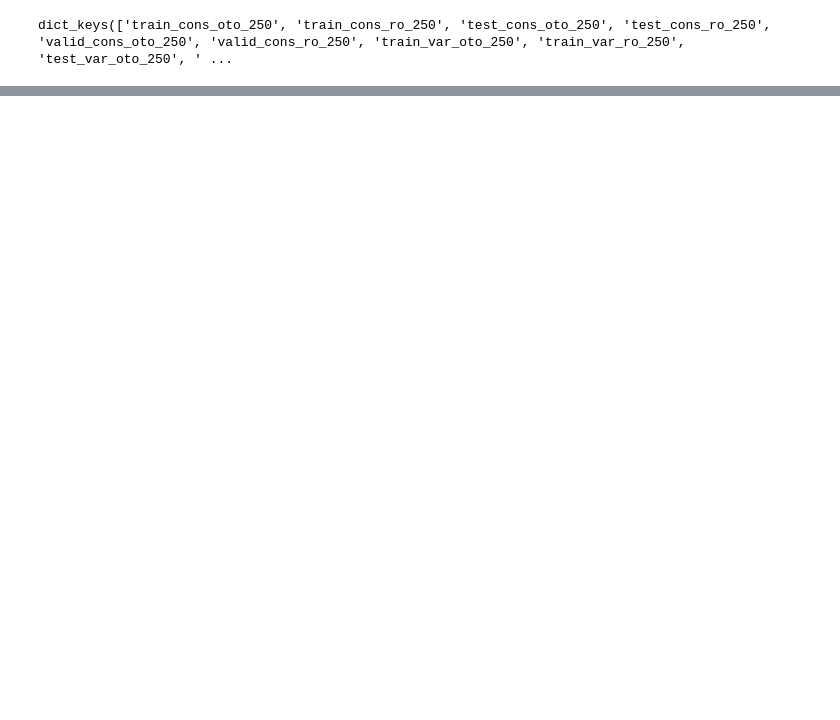
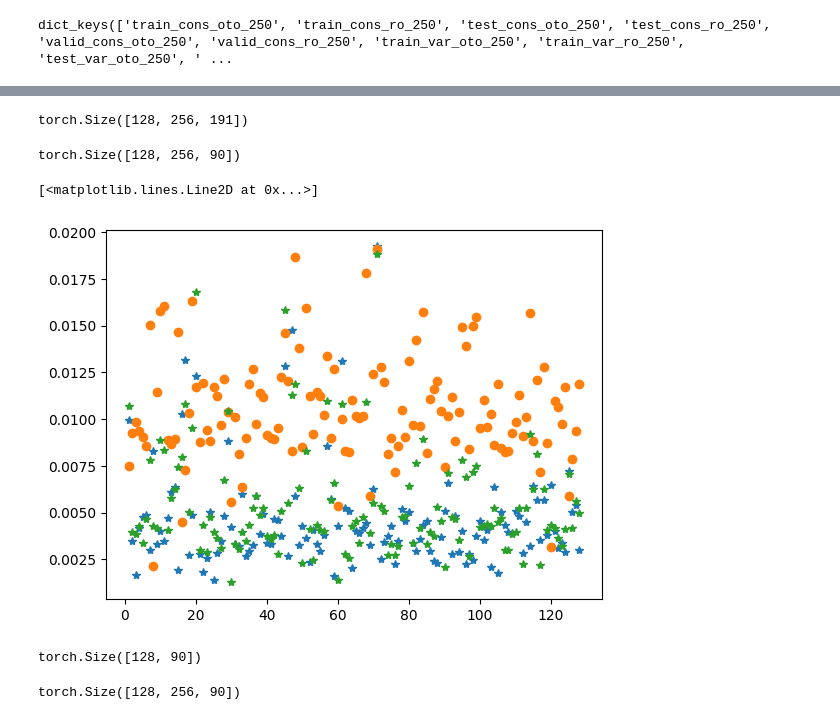
Before and after one commit to seuncoker/constant_autoregression, a Jupyter notebook: analysis_1.ipynb, the cells around one changed output, grey strips where cells are left out. Drawn from its saved outputs; the diff is of its cells as text; code cells hidden in the pictures; blank space fills up the shorter version.

```diff
--- a/analysis_1.ipynb
+++ b/analysis_1.ipynb
@@ -35,0 +127,5 @@ torch.Size([32, 100])
+# %%
+#file_loc = "/nobackup/scoc/variable_autoregression/result/B1/variable_time/B1_1_FNO_attention/run_6/run_6_result_prior_dt1_3.pt"
+file_loc = "/nobackup/scoc/variable_autoregression/result/B1/variable_time/B1_1_FNO_attention/run_6/run_6_result_prior_dt1_3_second.pt"
+test_var_prior_1_3 = torch.load(file_loc, map_location="cpu")
+print(test_var_prior_1_3.keys())
@@ -36,3 +134,6 @@ torch.Size([32, 100])
 # %%
 prediction_B1_var_prior_1_3 = test_var_prior_1_3["test_var_ro_250"][1]
 actual_B1_var_prior_1_3 = test_var_prior_1_3["test_var_ro_250"][2]
+# %%
+prediction_B1_var_cons_prior_1_3 = test_var_prior_1_3["test_cons_ro_250"][1]
+actual_B1_var_cons_prior_1_3 = test_var_prior_1_3["test_cons_ro_250"][2]
@@ -38,0 +201,4 @@ actual_B1_var_prior_1_3 = test_var_prior_1_3["test_var_ro_250"][2]
+# %%
+prediction_B1_cons.shape
+# %% [output]
+torch.Size([128, 256, 191])
@@ -38,0 +208,28 @@ actual_B1_var_prior_1_3 = test_var_prior_1_3["test_var_ro_250"][2]
+# %%
+prediction_B1_var_cons_1 = prediction_B1_var_cons_prior_1_3[...,test_var_prior_1_3["test_var_ro_250"][-1][0][10:]-10]
+actual_B1_var_cons_1 = actual_B1_var_cons_prior_1_3[...,test_var_prior_1_3["test_var_ro_250"][-1][0][10:]-10 ]
+# %%
+actual_B1_cons_1.shape
+# %% [output]
+torch.Size([128, 256, 90])
+# %%
+nrmse_cons = normalized_rmse(prediction_B1_cons_1, actual_B1_cons_1 )
+nrmse_var = normalized_rmse(prediction_B1_var_prior_1_3, actual_B1_var_prior_1_3)
+nrmse_var_cons = normalized_rmse(prediction_B1_var_cons_1, actual_B1_var_cons_1)
+# %%
+nrmse_var.shape
+
+plt.plot(torch.arange(1,129), nrmse_var[:,-1], "*")
+plt.plot(torch.arange(1,129), nrmse_var_cons[:,-1], "o")
+plt.plot(torch.arange(1,129), nrmse_var_cons[:,-2], "*")
+# %% [output]
+[<matplotlib.lines.Line2D at 0x...>]
+[figure, added]
+# %%
+nrmse_var_cons.shape
+# %% [output]
+torch.Size([128, 90])
+# %%
+prediction_B1_var_cons_1.shape
+# %% [output]
+torch.Size([128, 256, 90])
```
Also changed, not shown: parts of 41 cells of this notebook, 10 other files.
